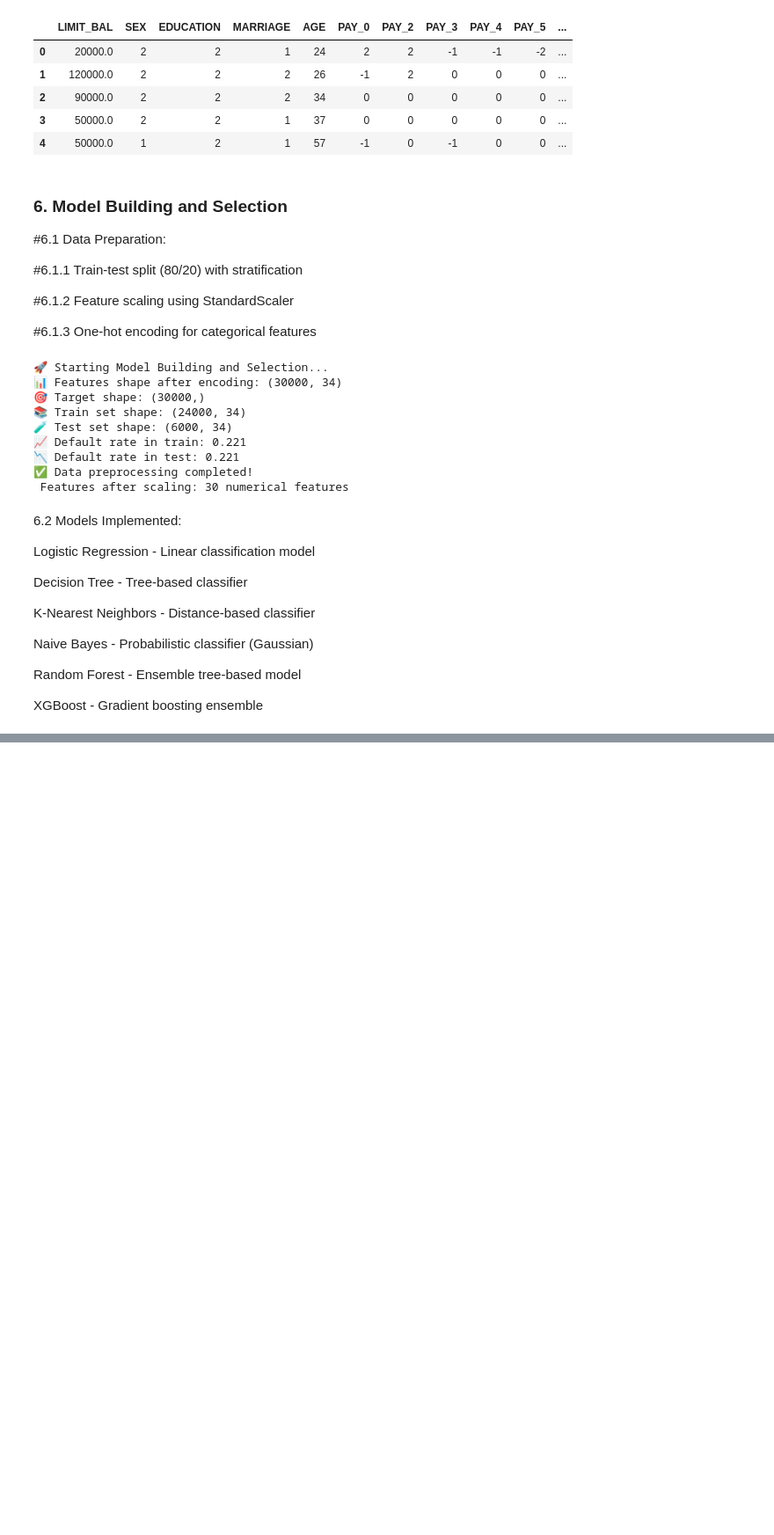
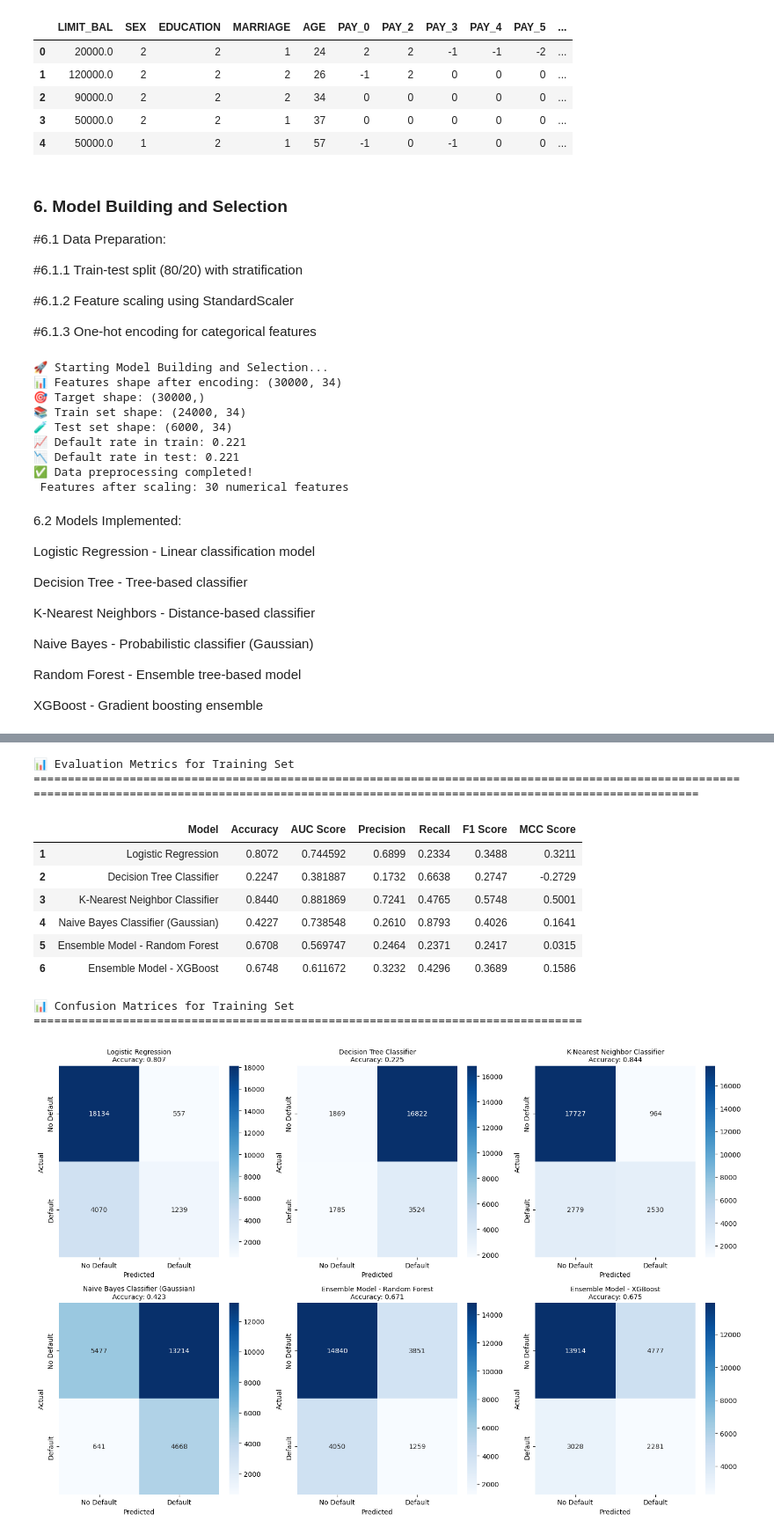
Before and after one commit to sureshbabuveluswamy/Credit-Card-Default, a Jupyter notebook: model/credit-card-Default.ipynb, the cells around one changed output, grey strips where cells are left out. Shown at 88% size. Saved outputs shown, nothing was run; the diff lists cells and outputs as text; code cells hidden in the pictures; blank space fills up the shorter version.

Commit message:
save model, evaluation metrics & model comparison

```diff
--- a/model/credit-card-Default.ipynb
+++ b/model/credit-card-Default.ipynb
@@ -730,0 +764,79 @@ Matthews Correlation Coefficient (MCC) - Balanced classification measure
+# %%
+# 6.4 Evaluation metrics for Training Set
+
+print("📊 Evaluation Metrics for Training Set")
+print("=" * 200)
+
+# Create results table
+results_data = []
+
+for idx, (model_name, model) in enumerate(trained_models.items()):
+    # Make predictions on TRAINING set
+    y_pred = model.predict(X_train_scaled)
+    y_pred_proba = model.predict_proba(X_train_scaled)[:, 1] if hasattr(model, 'predict_proba') else None
+
+    # Calculate metrics on TRAINING set
+    accuracy = accuracy_score(y_train, y_pred)
+    precision = precision_score(y_train, y_pred)
+    recall = recall_score(y_train, y_pred)
+    f1 = f1_score(y_train, y_pred)
+    mcc = matthews_corrcoef(y_train, y_pred)
+
+    # Calculate AUC on TRAINING set
+    if y_pred_proba is not None:
+        auc = roc_auc_score(y_train, y_pred_proba)
+    else:
+        auc = "N/A"
+
+    results_data.append({
+        'Model': model_name,
+        'Accuracy': f"{accuracy:.4f}",
+        'AUC Score': auc,
+        'Precision': f"{precision:.4f}",
+        'Recall': f"{recall:.4f}",
+        'F1 Score': f"{f1:.4f}",
+        'MCC Score': f"{mcc:.4f}"
+    })
+
+# Display the results table FIRST
+results_df = pd.DataFrame(results_data)
+pd.set_option('display.max_columns', None)
+pd.set_option('display.expand_frame_repr', False)
+results_df.index = range(1, len(results_df) + 1)
+display(results_df)
+
+# THEN display confusion matrices
+print("\n📊 Confusion Matrices for Training Set")
+print("=" * 80)
+
+fig, axes = plt.subplots(2, 3, figsize=(15, 10))
+axes = axes.flatten()
+
+for idx, (model_name, model) in enumerate(trained_models.items()):
+    y_pred = model.predict(X_train_scaled)
+    accuracy = accuracy_score(y_train, y_pred)
+
+    # Confusion Matrix
+    cm = confusion_matrix(y_train, y_pred)
+    sns.heatmap(cm, annot=True, fmt='d', cmap='Blues', ax=axes[idx],
+                xticklabels=['No Default', 'Default'],
+                yticklabels=['No Default', 'Default'])
+    axes[idx].set_title(f'{model_name}\nAccuracy: {accuracy:.3f}', fontsize=10)
+    axes[idx].set_xlabel('Predicted')
+    axes[idx].set_ylabel('Actual')
+
+plt.tight_layout()
+plt.show()
+# %% [output]
+📊 Evaluation Metrics for Training Set
+========================================================================================================================================================================================================
+|  | Model | Accuracy | AUC Score | Precision | Recall | F1 Score | MCC Score |
+| 1 | Logistic Regression | 0.8072 | 0.744592 | 0.6899 | 0.2334 | 0.3488 | 0.3211 |
+| 2 | Decision Tree Classifier | 0.2247 | 0.381887 | 0.1732 | 0.6638 | 0.2747 | -0.2729 |
+| 3 | K-Nearest Neighbor Classifier | 0.8440 | 0.881869 | 0.7241 | 0.4765 | 0.5748 | 0.5001 |
+| 4 | Naive Bayes Classifier (Gaussian) | 0.4227 | 0.738548 | 0.2610 | 0.8793 | 0.4026 | 0.1641 |
+| 5 | Ensemble Model - Random Forest | 0.6708 | 0.569747 | 0.2464 | 0.2371 | 0.2417 | 0.0315 |
+| 6 | Ensemble Model - XGBoost | 0.6748 | 0.611672 | 0.3232 | 0.4296 | 0.3689 | 0.1586 |
+📊 Confusion Matrices for Training Set
+================================================================================
+[figure, added]
```
Also changed, not shown: parts of 7 cells of this notebook, 15 other files.
